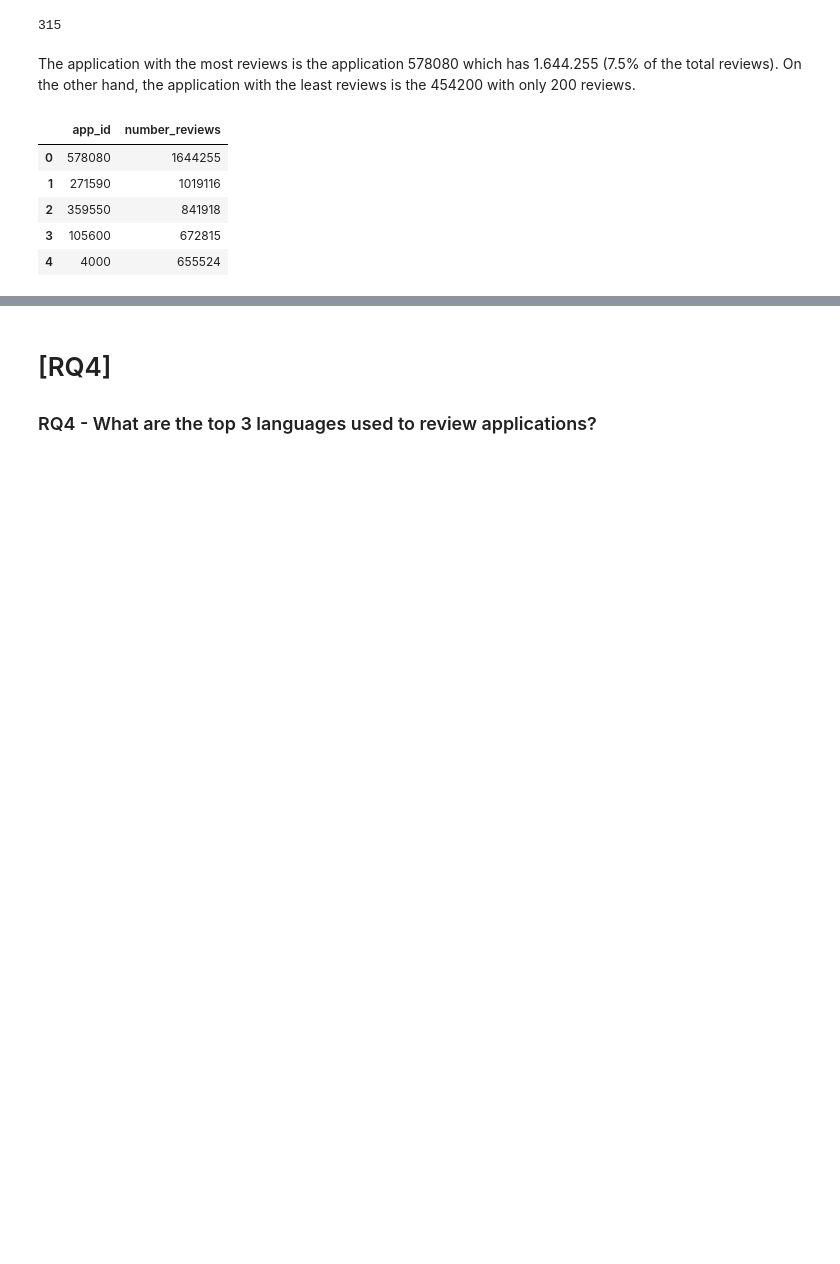
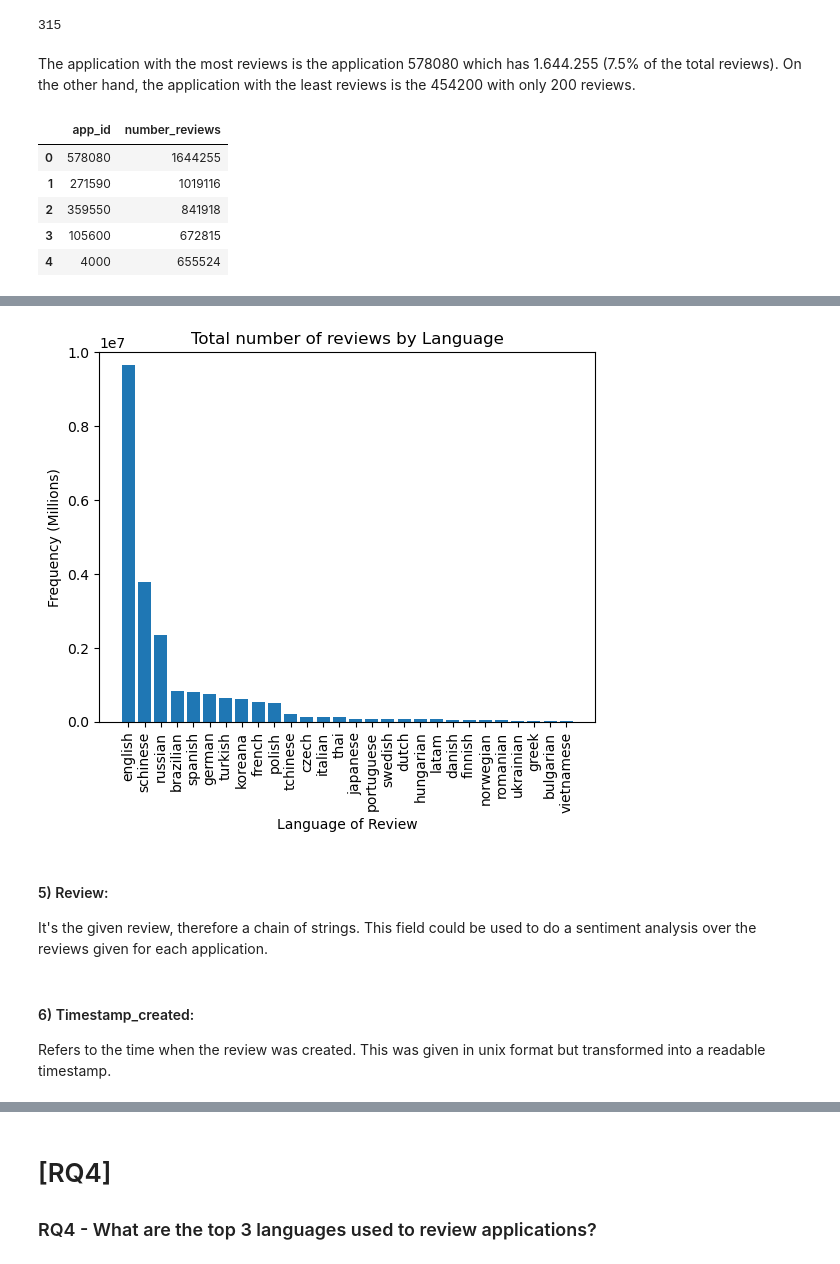
Before and after one commit to brauliovillalobos/ADM_HW2_Sapienza, a Jupyter notebook: HW_2_ADM.ipynb, the cells around one changed output, grey strips where cells are left out. Drawn from its saved outputs; the diff is of its cells as text; code cells hidden in the pictures; blank space fills up the shorter version.

```diff
--- a/HW_2_ADM.ipynb
+++ b/HW_2_ADM.ipynb
@@ -232,0 +323,25 @@ most_reviews.head(5)
+# %%
+diff_languages = top_languages['languages']
+number_reviews = top_languages['number_reviews']
+width = 0.8
+
+fig, ax = plt.subplots()
+rects1 = ax.bar(diff_languages, number_reviews, width)
+
+ax.set_ylim(0,10000000)
+ax.set_ylabel("Frequency (Millions)")
+ax.set_xlabel("Language of Review")
+ax.set_title("Total number of reviews by Language")
+
+plt.xticks(rotation = 90)
+plt.show()
+# %% [output]
+[figure, added]
+# %% [markdown]
+#### 5) Review:
+
+It's the given review, therefore a chain of strings. This field could be used to do a sentiment analysis over the reviews given for each application.
+# %% [markdown]
+#### 6) Timestamp_created:
+
+Refers to the time when the review was created. This was given in unix format but transformed into a readable timestamp.
```
Also changed, not shown: parts of 83 cells of this notebook.
